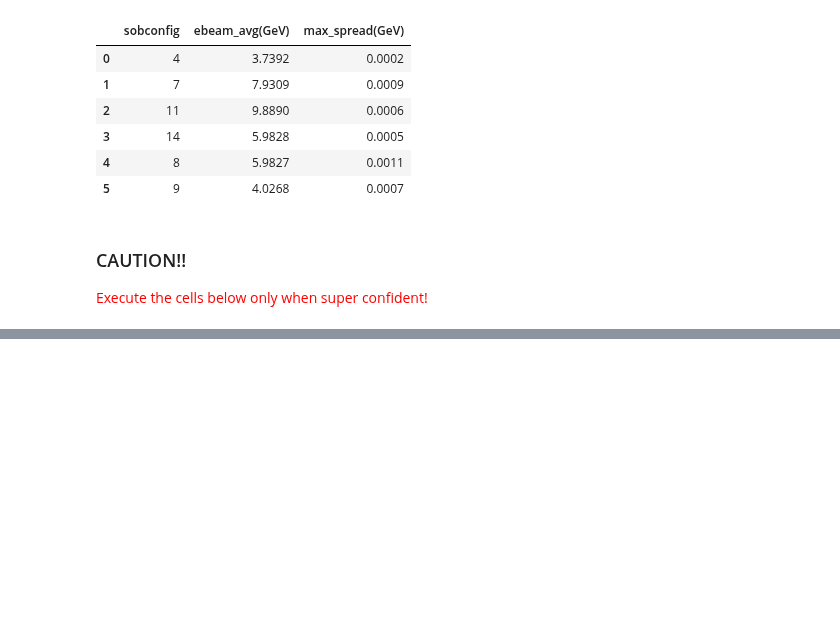
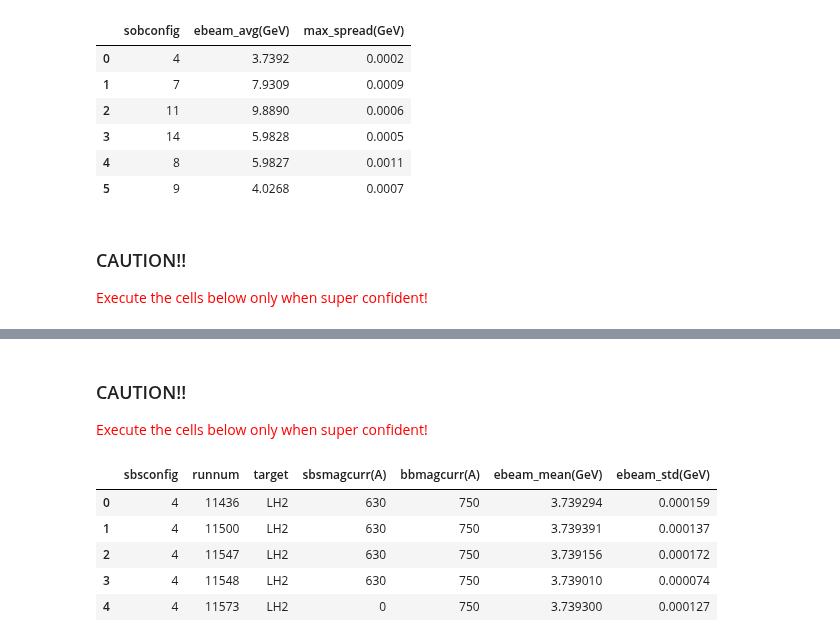
Before and after one commit to provakar1994/gmn_ana, a Jupyter notebook: DB/join_n_merge_rLists.ipynb, the cells around one changed output, grey strips where cells are left out. Cells and saved outputs as stored; diff of their text form; code cells hidden in the pictures; blank space fills up the shorter version.

```diff
--- a/DB/join_n_merge_rLists.ipynb
+++ b/DB/join_n_merge_rLists.ipynb
@@ -93,0 +139,18 @@ Target: LH2
+# %% [markdown]
+### CAUTION!!
+<span style="color:red">Execute the cells below only when super confident!</span>
+# %%
+# Read the master run spreadsheet to which we wanna merge our findings
+grunlnamech = 'good_runList_GMn_nTPE_{}_pass_{}.csv'.format(target, replay_pass)
+good_rListdfch = pd.DataFrame(pd.read_csv(grunlnamech))
+# %%
+# Drop certain columns first (Useful in case of any edits)
+good_rListdfch = good_rListdfch.drop(columns=['totcharge(C)'], axis=1)
+good_rListdfch.head()
+# %% [output]
+|  | sbsconfig | runnum | target | sbsmagcurr(A) | bbmagcurr(A) | ebeam_mean(GeV) | ebeam_std(GeV) |
+| 0 | 4 | 11436 | LH2 | 630 | 750 | 3.739294 | 0.000159 |
+| 1 | 4 | 11500 | LH2 | 630 | 750 | 3.739391 | 0.000137 |
+| 2 | 4 | 11547 | LH2 | 630 | 750 | 3.739156 | 0.000172 |
+| 3 | 4 | 11548 | LH2 | 630 | 750 | 3.739010 | 0.000074 |
+| 4 | 4 | 11573 | LH2 | 0 | 750 | 3.739300 | 0.000127 |
```
Also changed, not shown: parts of 7 cells of this notebook, 2 other files.
